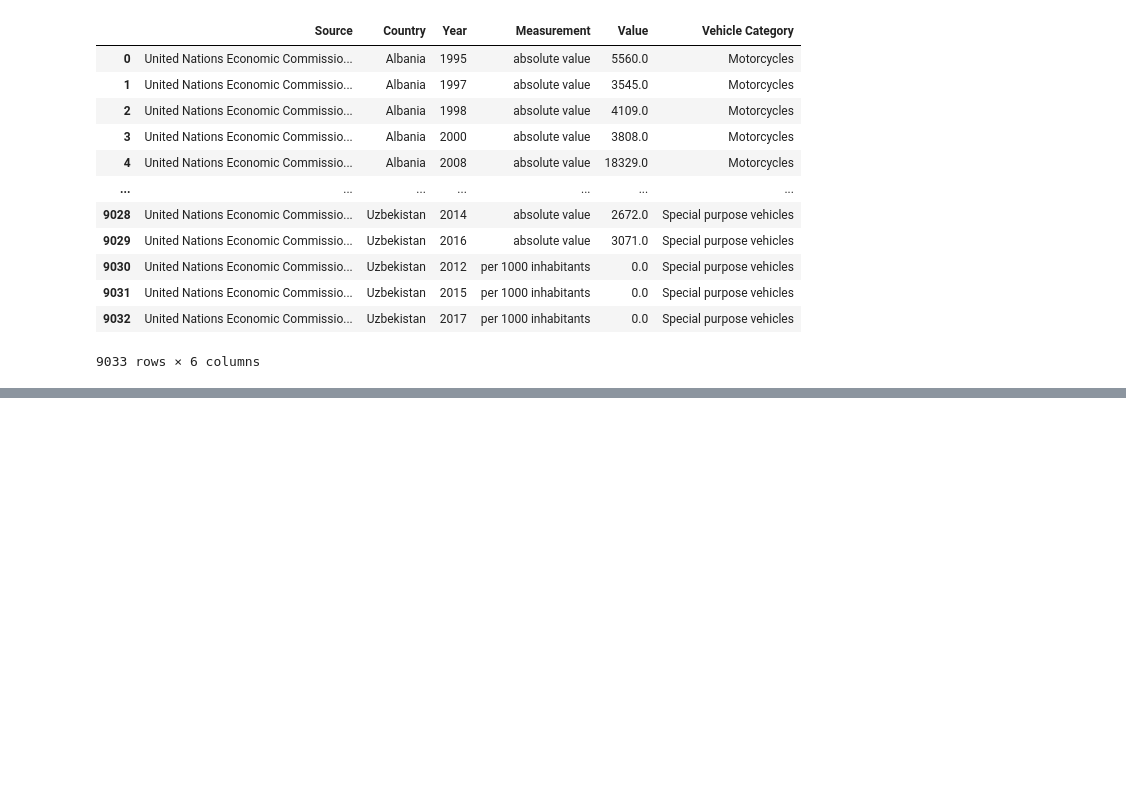
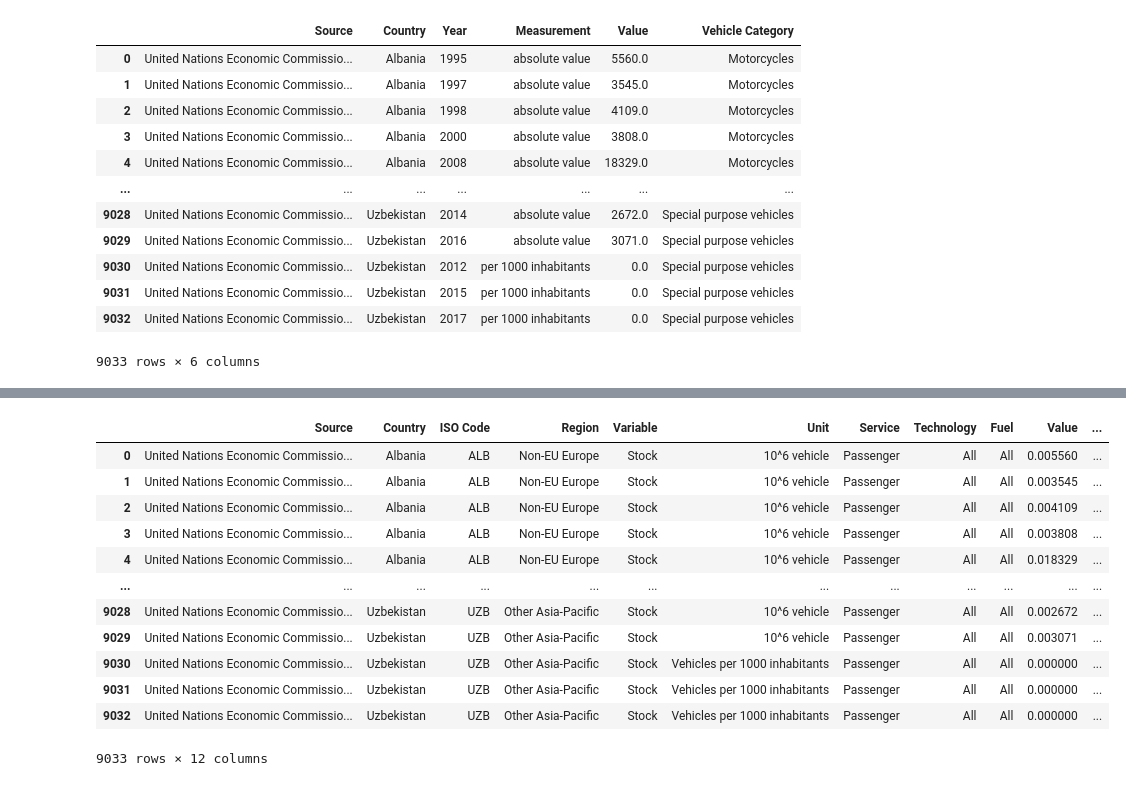
Before and after one commit to transportenergy/database, a Jupyter notebook: item/historical/scripts/T008.ipynb, the cells around one changed output, grey strips where cells are left out. Cells and saved outputs as stored; diff of their text form; code cells hidden in the pictures; blank space fills up the shorter version.

```diff
--- a/item/historical/scripts/T008.ipynb
+++ b/item/historical/scripts/T008.ipynb
@@ -91,0 +149,13 @@ df
+# %%
+# Getting the complete list of iso codes
+list_of_all_codes = df[ColumnName.ISO_CODE.value]
+
+# Getting the list of regions
+item_regions = countryCodeManager.get_list_of_regions_for_iso_codes(list_of_all_codes)
+
+# Assert that the size of the list of iso codes is equivalent to the size of country column
+assert len(df) == len(item_regions)
+
+# Adding the column to the dataframe
+df.insert(3, ColumnName.ITEM_REGION.value, item_regions, True)
+df
@@ -91,0 +201,26 @@ df
+# %%
+# Variable holding the unit and unit for each row based on the measurement
+unit_column = []
+value_column = []
+
+for index, row in df.iterrows():
+    if row["Measurement"] == "absolute value":
+        unit_column.append("10^6 vehicle")
+        current_value = row["Value"]
+        new_value = current_value/1000000
+        value_column.append(new_value)
+    else:
+        unit_column.append("Vehicles per 1000 inhabitants")
+        value_column.append(row["Value"])
+
+# assert that all rows have been analyzed
+assert len(df) == len(unit_column)
+assert len(df) == len(value_column)
+
+# Erasing the current "Value" column and "Measurement" column
+df.drop(columns=["Value", "Measurement" ], inplace = True)
+
+# Adding the columns
+df.insert(5, ColumnName.UNIT.value, unit_column, True)
+df.insert(6, ColumnName.VALUE.value, value_column, True)
+df
@@ -91,0 +264,18 @@ df
+# %%
+dataframeManager.simple_column_insert(df, ColumnName.TECHNOLOGY.value, "All", 7)
+dataframeManager.simple_column_insert(df, ColumnName.FUEL.value, "All", 8)
+df
+# %% [output]
+|  | Source | Country | ISO Code | Region | Variable | Unit | Service | Technology | Fuel | Value | ... |
+| 0 | United Nations Economic Commissio... | Albania | ALB | Non-EU Europe | Stock | 10^6 vehicle | Passenger | All | All | 0.005560 | ... |
+| 1 | United Nations Economic Commissio... | Albania | ALB | Non-EU Europe | Stock | 10^6 vehicle | Passenger | All | All | 0.003545 | ... |
+| 2 | United Nations Economic Commissio... | Albania | ALB | Non-EU Europe | Stock | 10^6 vehicle | Passenger | All | All | 0.004109 | ... |
+| 3 | United Nations Economic Commissio... | Albania | ALB | Non-EU Europe | Stock | 10^6 vehicle | Passenger | All | All | 0.003808 | ... |
+| 4 | United Nations Economic Commissio... | Albania | ALB | Non-EU Europe | Stock | 10^6 vehicle | Passenger | All | All | 0.018329 | ... |
+| ... | ... | ... | ... | ... | ... | ... | ... | ... | ... | ... | ... |
+| 9028 | United Nations Economic Commissio... | Uzbekistan | UZB | Other Asia-Pacific | Stock | 10^6 vehicle | Passenger | All | All | 0.002672 | ... |
+| 9029 | United Nations Economic Commissio... | Uzbekistan | UZB | Other Asia-Pacific | Stock | 10^6 vehicle | Passenger | All | All | 0.003071 | ... |
+| 9030 | United Nations Economic Commissio... | Uzbekistan | UZB | Other Asia-Pacific | Stock | Vehicles per 1000 inhabitants | Passenger | All | All | 0.000000 | ... |
+| 9031 | United Nations Economic Commissio... | Uzbekistan | UZB | Other Asia-Pacific | Stock | Vehicles per 1000 inhabitants | Passenger | All | All | 0.000000 | ... |
+| 9032 | United Nations Economic Commissio... | Uzbekistan | UZB | Other Asia-Pacific | Stock | Vehicles per 1000 inhabitants | Passenger | All | All | 0.000000 | ... |
+9033 rows × 12 columns
```
Also changed, not shown: parts of 28 cells of this notebook.
